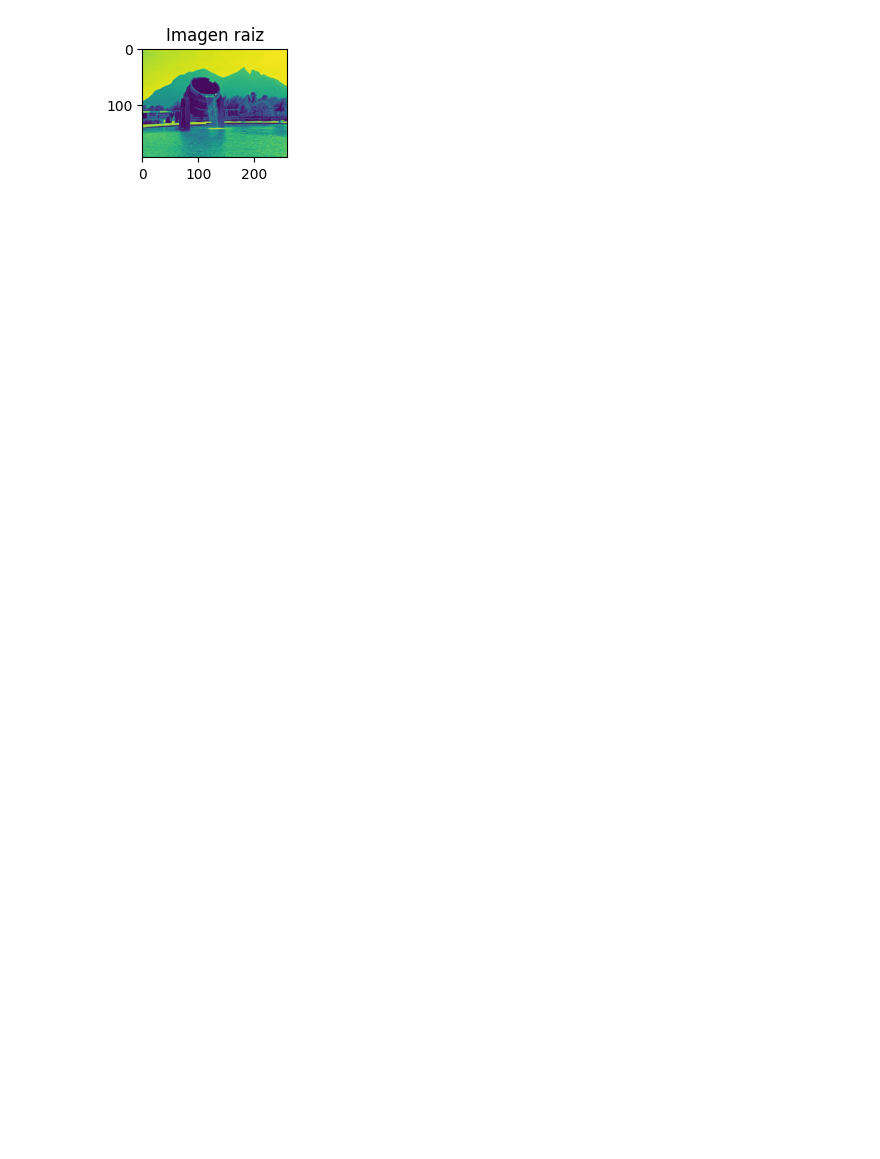
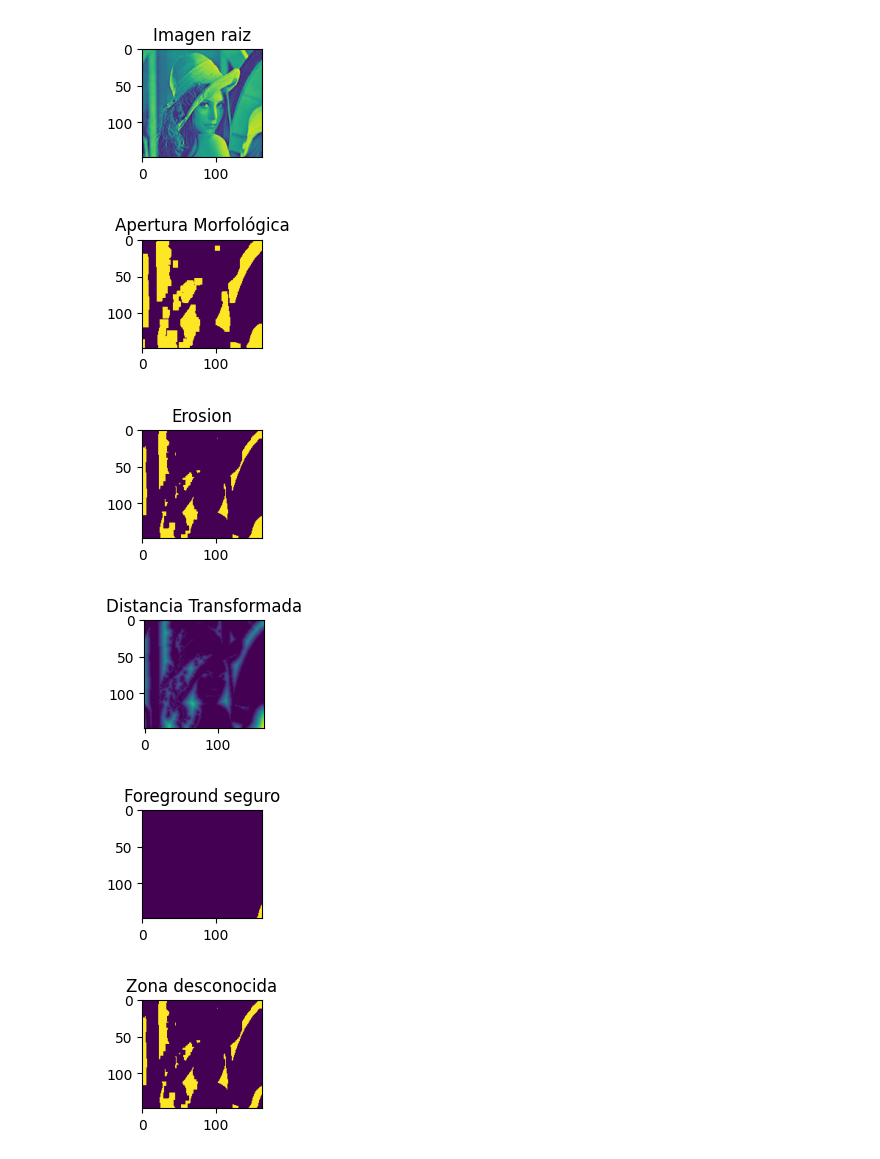
Before and after one commit to omarjmc/maestria, a Jupyter notebook: segmentacion.ipynb, the cells around one changed output. Cells and saved outputs as stored; diff of their text form; code cells hidden in the pictures; blank space fills up the shorter version.

Commit message:
agregando metodo para tercera imagen

```diff
--- a/segmentacion.ipynb
+++ b/segmentacion.ipynb
@@ -144,9 +185,8 @@ def segmentar_imagen_monterrey():
         print('Error al cargar la imagen')
         sys.exit(1)
 
-    seeds = [(25, 25), (75, 75), (100, 100), (125, 125), (100, 220),
-             (0, 75), (100, 75), (75, 150), (150, 225), (125, 150), (125, 225), (150, 125)]  # ajustar semilla(s) y umbral según convenga
-    threshold = 35
+    seeds = [(25, 25), (100, 100), (125, 125)]  # ajustar semilla(s) y umbral según convenga
+    threshold = 45
     res_watersheed = segmentacion_watersheed(gris)
 
     res_seeded = segmentacion_semilla(seeds, threshold, gris)
@@ -168,22 +208,52 @@ def segmentar_imagen_sujeto():
         print('Error al cargar la imagen')
         sys.exit(1)
 
-    seeds = [(25, 25), (0, 100), (0, 125), (25, 125), (80, 1250), (125, 125)]  # ajustar semilla(s) y umbral según convenga
-    threshold = 25
+    seeds = [(25, 25), (0, 100), (0, 125), (25, 125), (80, 125), (125,80)]  # ajustar semilla(s) y umbral según convenga
+    threshold = 35
     res_watersheed = segmentacion_watersheed(gris)
 
     res_seeded = segmentacion_semilla(seeds, threshold, gris)
 
     res_split_merge = segmentacion_split_and_merge(32, threshold, gris)
     desplegar_imagenes(res_watersheed, res_seeded, res_split_merge)
+# %%
+import cv2 as cv
+import os
+import sys
+
+def segmentar_imagen_lena():
+    # Cargar la imagen
+    raiz = os.getcwd()
+    imgPath = os.path.join(raiz, 'lena.jpg')
+    img = cv.imread(imgPath)
+    gris = cv.cvtColor(img, cv.COLOR_BGR2GRAY)
+    if img is None:
+        print('Error al cargar la imagen')
+        sys.exit(1)
+
+    seeds = [(50, 50), (80, 125), (125,80)]  # ajustar semilla(s) y umbral según convenga
+    threshold = 15
+    res_watersheed = segmentacion_watersheed(gris)
+
+    res_seeded = segmentacion_semilla(seeds, threshold, gris)
+
+    res_split_merge = segmentacion_split_and_merge(32, threshold, gris)
+    desplegar_imagenes(res_watersheed, res_seeded, res_split_merge)
 # %%
-def mostrat_imagen_segmentada(*imagenes):
+def mostrar_imagen_segmentada(*imagenes):
     for imagen in imagenes:
         if imagen == 'monterrey.jpg':
             segmentar_imagen_monterrey()
         elif imagen == 'sujeto.jpg':
             segmentar_imagen_sujeto()
+        elif imagen == 'lena.jpg':
+            segmentar_imagen_lena()
 # %%
-mostrat_imagen_segmentada('monterrey.jpg')
+mostrar_imagen_segmentada('lena.jpg')
 # %% [output]
-[figure, old version]
+[figure, new version]
+[figure, added]
+[figure, added]
+[figure, added]
+[figure, added]
+[figure, added]
```
Also changed, not shown: parts of 2 cells of this notebook.
